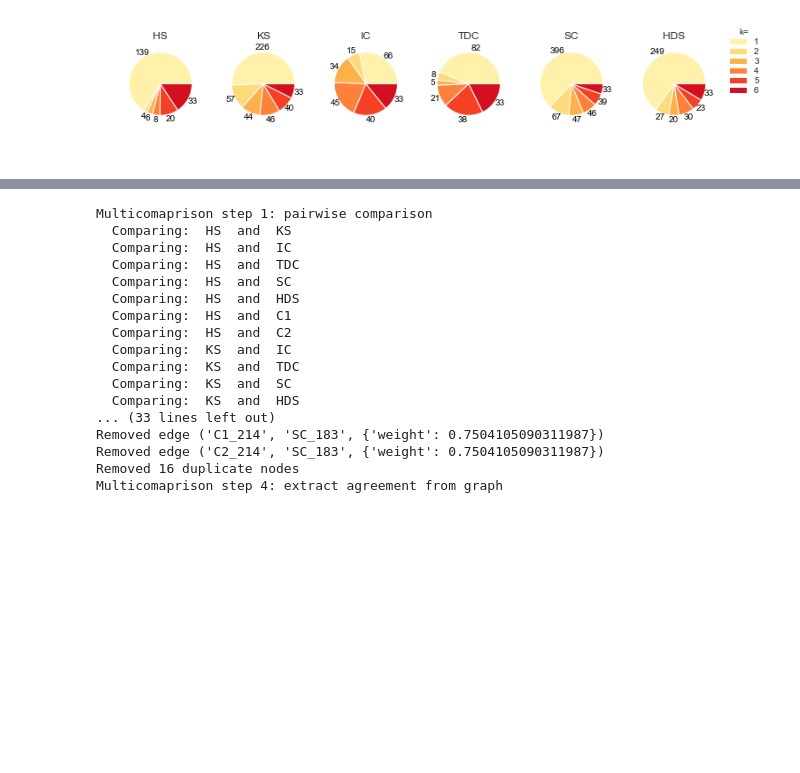
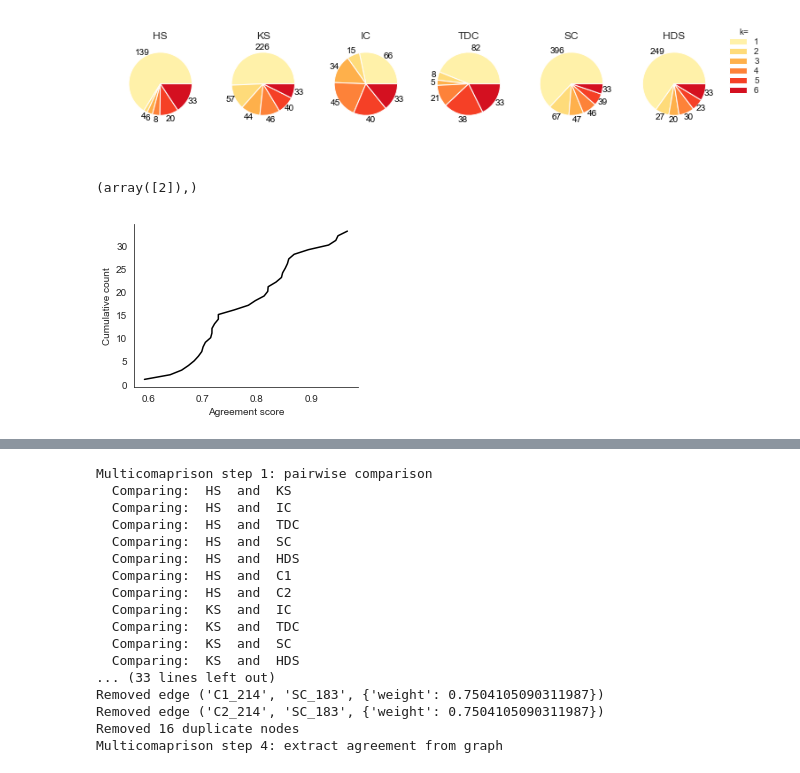
Before and after one commit to SpikeInterface/SpikeInterface.github.io, a Jupyter notebook: posts/consensus-method-for-a-neuropixels-recording.ipynb, the cells around one changed output, grey strips where cells are left out. Drawn from its saved outputs; the diff is of its cells as text; code cells hidden in the pictures; blank space fills up the shorter version.

```diff
--- a/posts/consensus-method-for-a-neuropixels-recording.ipynb
+++ b/posts/consensus-method-for-a-neuropixels-recording.ipynb
@@ -209,3 +189,18 @@ w = sw.plot_multicomp_agreement(mcmp, plot_type='pie')
 w = sw.plot_multicomp_agreement_by_sorter(mcmp)
 # %% [output]
 [figure]
+# %%
+sorting = mcmp.get_agreement_sorting(minimum_agreement_count=6)
+
+plt.figure(figsize=(4,3))
+ax = plt.subplot(111)
+avg_agreement = np.array([sorting.get_unit_property(u,'avg_agreement') for u in sorting.get_unit_ids()])
+ax.plot(np.sort(avg_agreement), np.arange(1,len(avg_agreement)+1),'k')
+ax.set_xlabel('Agreement score')
+ax.set_ylabel('Cumulative count')
+clear_axes(ax)
+
+np.where(avg_agreement>0.95)
+# %% [output]
+(array([2]),)
+[figure, added]
```
Also changed, not shown: parts of 21 cells of this notebook.
